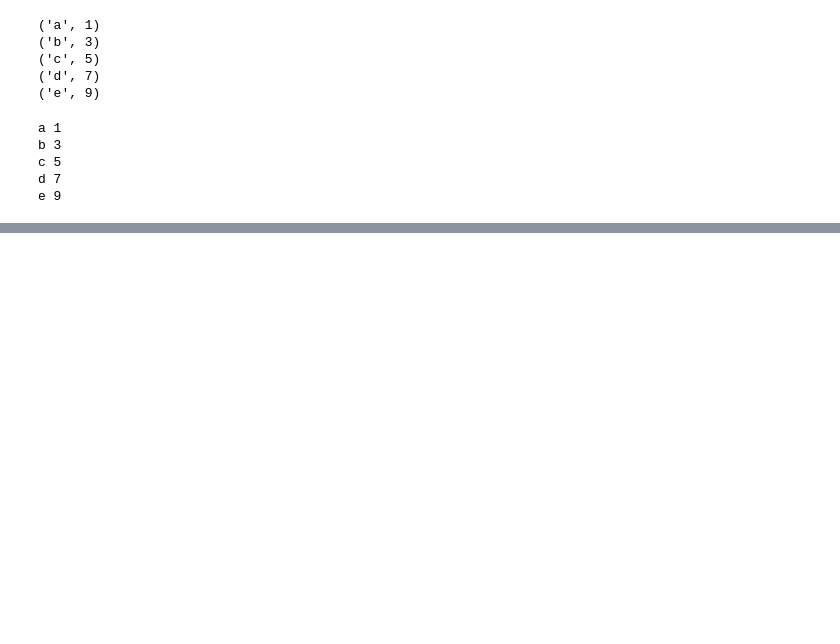
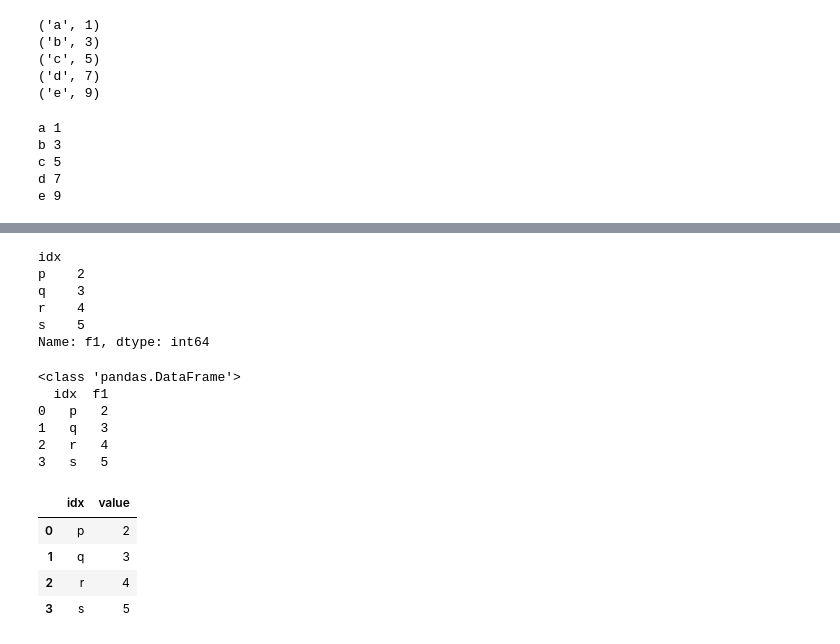
Before and after one commit to aprajitamall/DV_sem2_274, a Jupyter notebook: pandas_basics.ipynb, the cells around one changed output, grey strips where cells are left out. Saved outputs shown, nothing was run; the diff lists cells and outputs as text; code cells hidden in the pictures; blank space fills up the shorter version.

```diff
--- a/pandas_basics.ipynb
+++ b/pandas_basics.ipynb
@@ -581,0 +678,31 @@ KeyError: 'a'
+# %%
+s=pd.Series([2,3,4,5],name='f1',index=pd.Index(['p','q','r','s'],name='idx'))
+print(s)
+# %% [output]
+idx
+p    2
+q    3
+r    4
+s    5
+Name: f1, dtype: int64
+# %%
+# generate a DataFrame with default index
+x=s.reset_index()
+print(type(x))
+print(x)
+# %% [output]
+<class 'pandas.DataFrame'>
+  idx  f1
+0   p   2
+1   q   3
+2   r   4
+3   s   5
+# %%
+# to specify the name of the new column use name
+s.reset_index(name="value")
+# %% [output]
+|  | idx | value |
+| 0 | p | 2 |
+| 1 | q | 3 |
+| 2 | r | 4 |
+| 3 | s | 5 |
```
Also changed, not shown: parts of 17 cells of this notebook, 1 other file.
